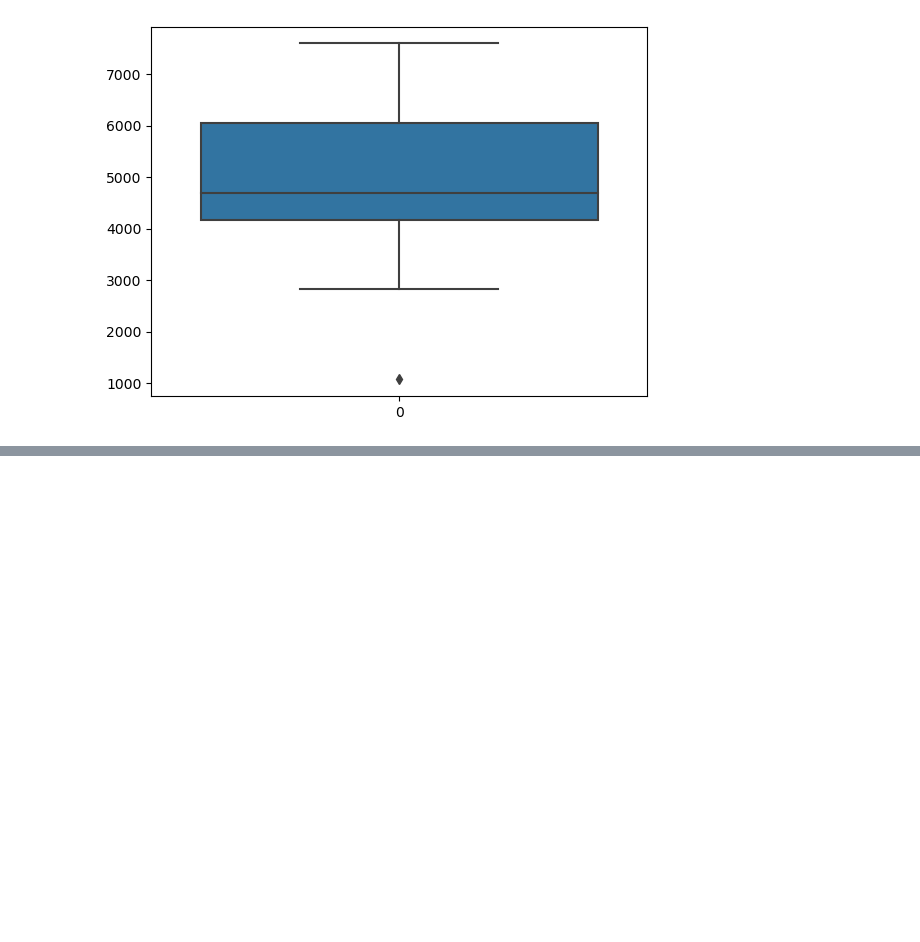
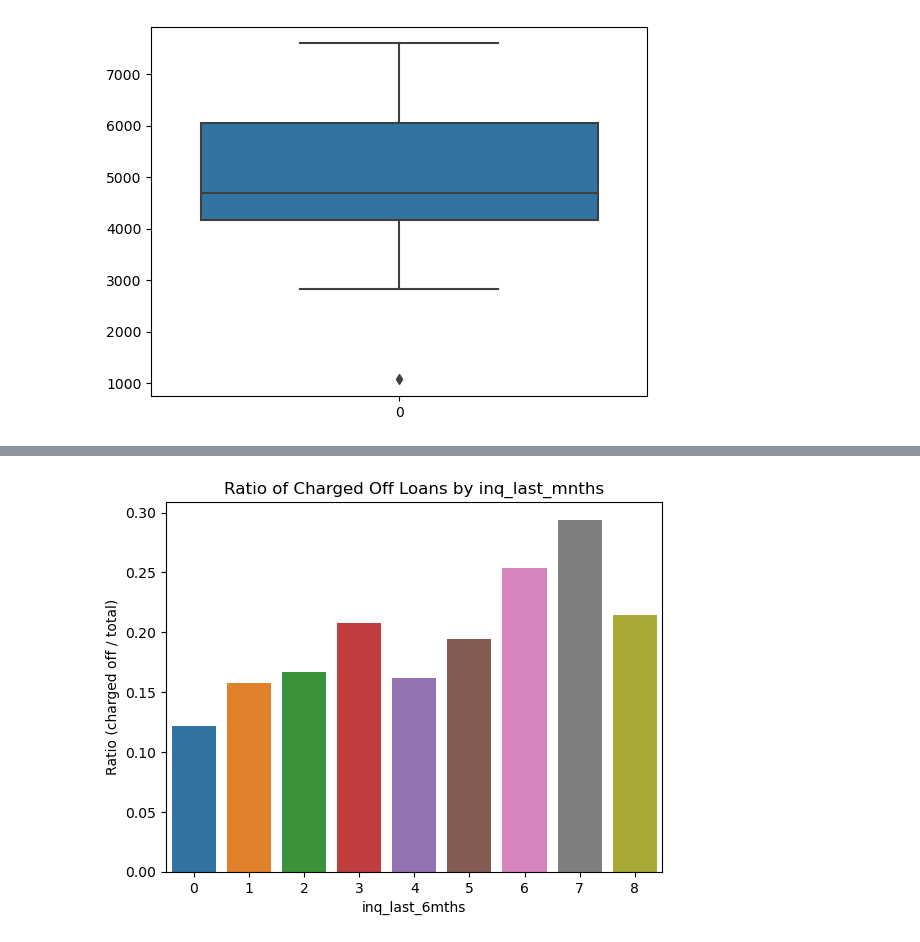
Before and after one commit to Mahalakshmi-Totad/lending_club_case_study, a Jupyter notebook: Solution.ipynb, the cells around one changed output, grey strips where cells are left out. Saved outputs shown, nothing was run; the diff lists cells and outputs as text; code cells hidden in the pictures; blank space fills up the shorter version.

```diff
--- a/Solution.ipynb
+++ b/Solution.ipynb
@@ -1001,0 +1063,16 @@ sns.boxplot(data1['loan_amount_category'].value_counts())
+# %%
+grouped = data.groupby(['inq_last_6mths', 'loan_status']).size().unstack()
+
+# Calculate the ratio of 'charged off' to total count for each 'inq_last_mnths'
+grouped['ratio'] = grouped['Charged Off'] / (grouped['Charged Off'] + grouped['Fully Paid'])
+#
+grouped
+grouped = grouped.reset_index()
+grouped
+sns.barplot(x='inq_last_6mths', y='ratio', data=grouped)
+plt.xlabel('inq_last_6mths')
+plt.ylabel('Ratio (charged off / total)')
+plt.title('Ratio of Charged Off Loans by inq_last_mnths')
+plt.show()
+# %% [output]
+[figure, added]
```
Also changed, not shown: parts of 55 cells of this notebook.
